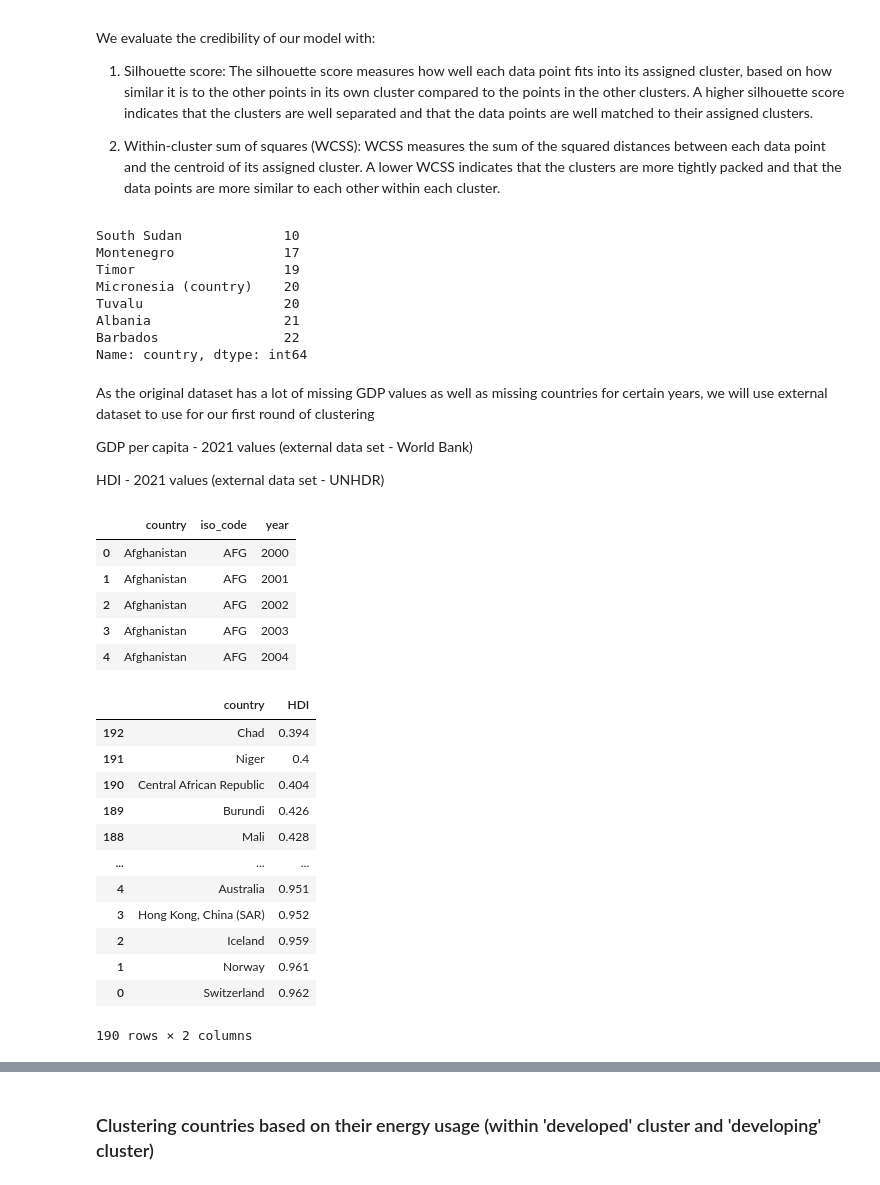
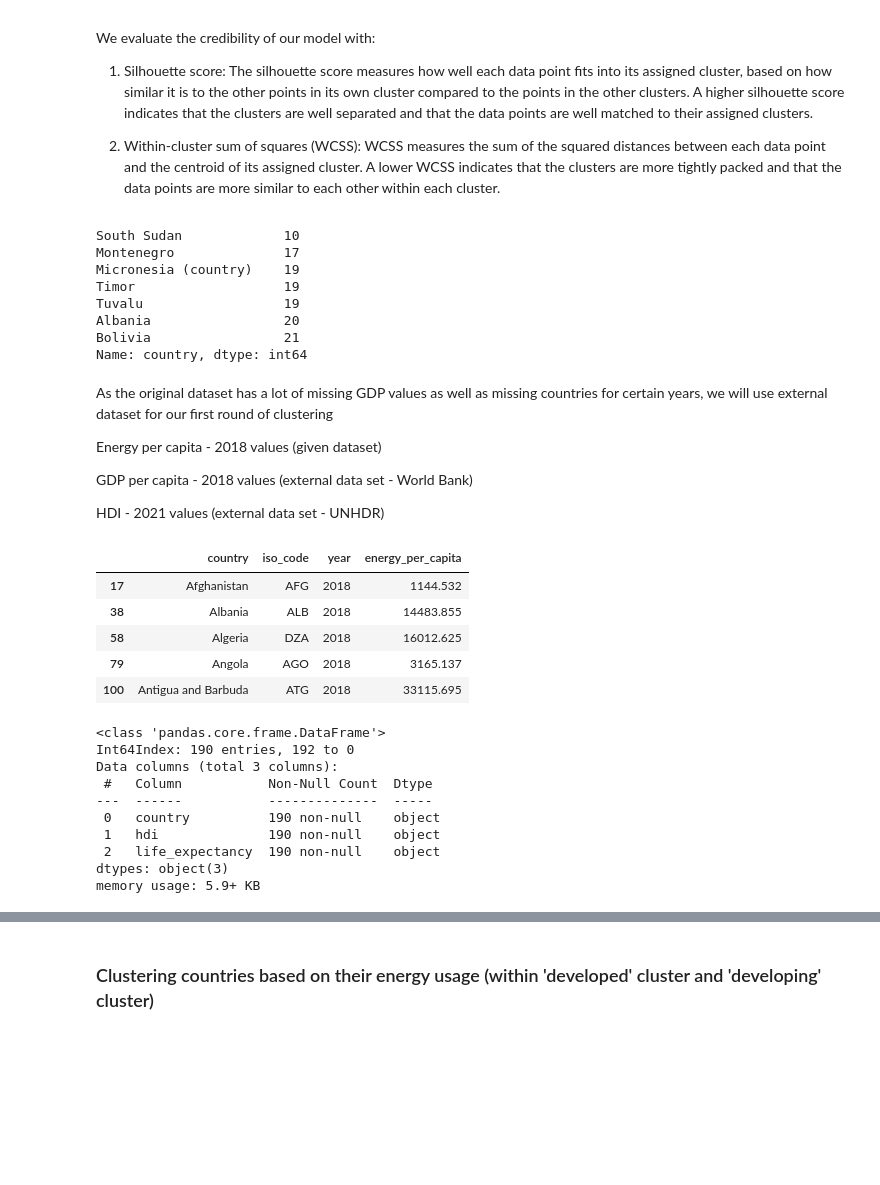
Before and after one commit to boon-keng/mini-project, a Jupyter notebook: EDA.ipynb, the cells around one changed output, grey strips where cells are left out. Drawn from its saved outputs; the diff is of its cells as text; code cells hidden in the pictures; blank space fills up the shorter version.

```diff
--- a/EDA.ipynb
+++ b/EDA.ipynb
@@ -60,5 +73,5 @@ Hence we restrict the years to year 2000 onwards for subsequent analysis
 # %%
-df = df[df['year'] > 1999]
+df = df[(df['year'] > 2000) & (df['year'] < 2022)]
 # %% [markdown]
 ## Data Cleaning: Column Filtering based on relevancy
 
@@ -334,27 +432,29 @@ country_data['country'].value_counts().sort_values().head(7)
 # %% [output]
 South Sudan             10
 Montenegro              17
+Micronesia (country)    19
 Timor                   19
-Micronesia (country)    20
-Tuvalu                  20
-Albania                 21
-Barbados                22
+Tuvalu                  19
+Albania                 20
+Bolivia                 21
 Name: country, dtype: int64
 # %% [markdown]
-As the original dataset has a lot of missing GDP values as well as missing countries for certain years, we will use external dataset to use for our first round of clustering
+As the original dataset has a lot of missing GDP values as well as missing countries for certain years, we will use external dataset for our first round of clustering
 
-GDP per capita - 2021 values (external data set - World Bank)
+Energy per capita - 2018 values (given dataset)
+
+GDP per capita - 2018 values (external data set - World Bank)
 
 HDI - 2021 values (external data set - UNHDR)
 # %%
-original_df = country_data[['country', 'iso_code','year']]
+original_df = country_data[['country', 'iso_code','year', 'energy_per_capita']][country_data['year'] == 2018]
 original_df.head()
 # %% [output]
-|  | country | iso_code | year |
-| 0 | Afghanistan | AFG | 2000 |
-| 1 | Afghanistan | AFG | 2001 |
-| 2 | Afghanistan | AFG | 2002 |
-| 3 | Afghanistan | AFG | 2003 |
-| 4 | Afghanistan | AFG | 2004 |
+|  | country | iso_code | year | energy_per_capita |
+| 17 | Afghanistan | AFG | 2018 | 1144.532 |
+| 38 | Albania | ALB | 2018 | 14483.855 |
+| 58 | Algeria | DZA | 2018 | 16012.625 |
+| 79 | Angola | AGO | 2018 | 3165.137 |
+| 100 | Antigua and Barbuda | ATG | 2018 | 33115.695 |
 # %%
 hdi_data = pd.read_excel('HDR21-22_Statistical_Annex_HDI_Table.xlsx')
@@ -362,21 +462,18 @@ hdi_data = hdi_data.iloc[8:201, 1:3].reset_index().drop(columns='index')
 # %%
-hdi_data = hdi_data.rename(columns={'Table 1. Human Development Index and its components' : 'country', 'Unnamed: 2' : 'HDI'})
-hdi_data = hdi_data.sort_values(by = 'HDI').dropna()
-hdi_data
+hdi_data = hdi_data.rename(columns={'Table 1. Human Development Index and its components' : 'country', 'Unnamed: 2' : 'hdi', 'Unnamed: 3' : 'life_expectancy'})
+hdi_data = hdi_data.sort_values(by = 'hdi').dropna()
+hdi_data.info()
 # %% [output]
-|  | country | HDI |
-| 192 | Chad | 0.394 |
-| 191 | Niger | 0.4 |
-| 190 | Central African Republic | 0.404 |
-| 189 | Burundi | 0.426 |
-| 188 | Mali | 0.428 |
-| ... | ... | ... |
-| 4 | Australia | 0.951 |
-| 3 | Hong Kong, China (SAR) | 0.952 |
-| 2 | Iceland | 0.959 |
-| 1 | Norway | 0.961 |
-| 0 | Switzerland | 0.962 |
-190 rows × 2 columns
+<class 'pandas.core.frame.DataFrame'>
+Int64Index: 190 entries, 192 to 0
+Data columns (total 3 columns):
+ #   Column           Non-Null Count  Dtype
+---  ------           --------------  -----
+ 0   country          190 non-null    object
+ 1   hdi              190 non-null    object
+ 2   life_expectancy  190 non-null    object
+dtypes: object(3)
+memory usage: 5.9+ KB
 # %%
 gdppc_data = pd.read_excel('energy_data.xlsx', sheet_name = 'gdp per capita')
 gdppc_data = gdppc_data.iloc[:, [1] + list(range(42, len(gdppc_data.columns)))]
```
Also changed, not shown: parts of 51 cells of this notebook, 3 other files.
